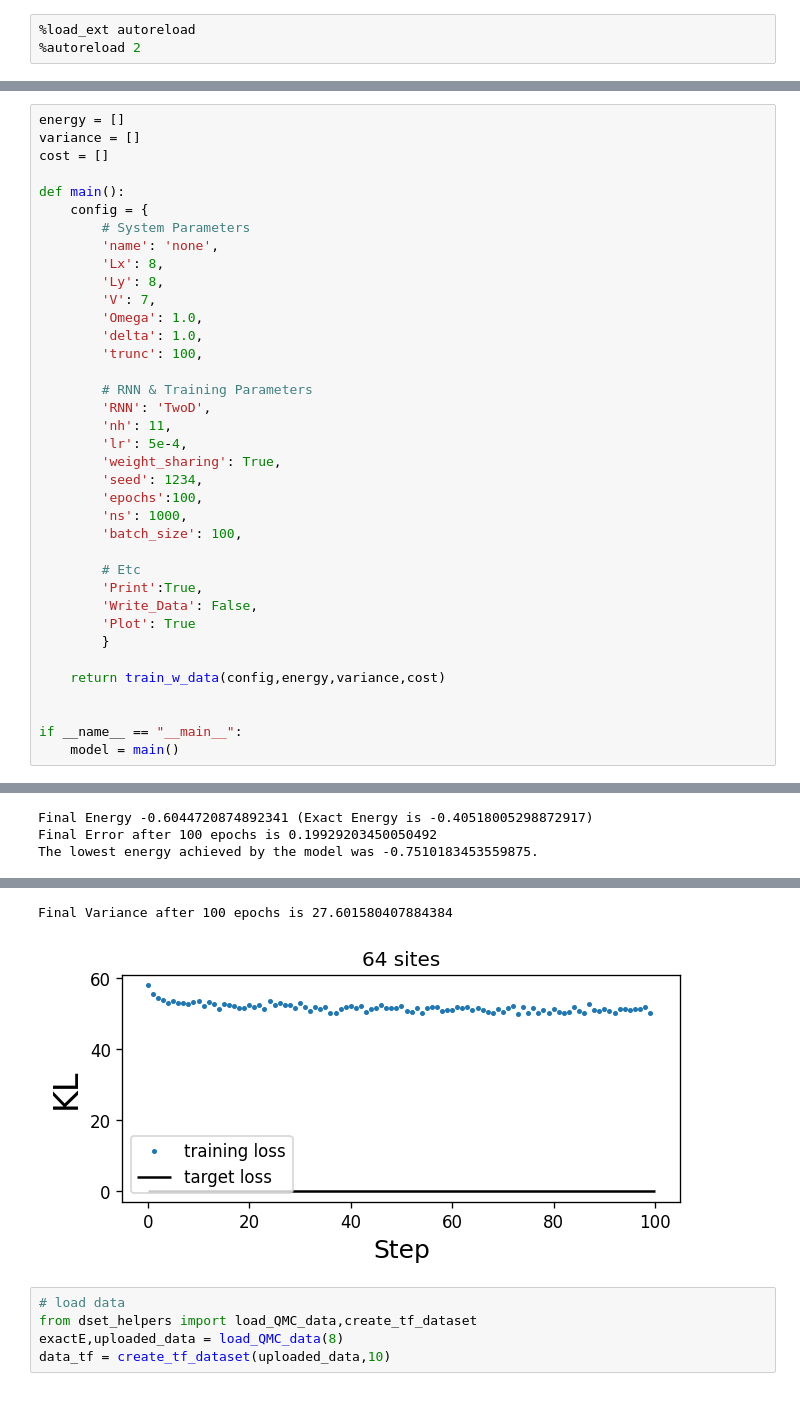
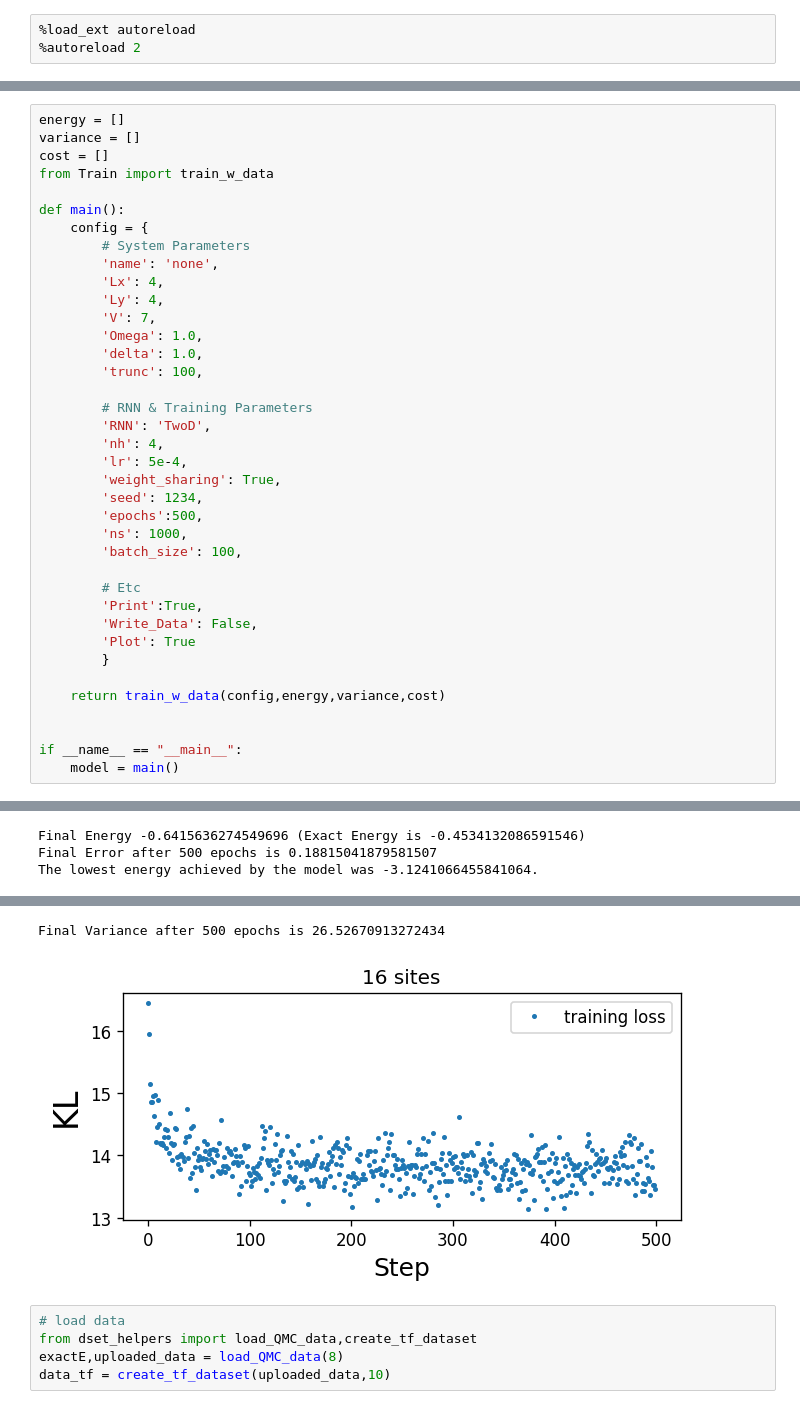
Before and after one commit to slattekr/RydbergStateReReconstruction, a Jupyter notebook: Main/Benchmarking.ipynb, the cells around one changed output, grey strips where cells are left out. Cells and saved outputs as stored; diff of their text form.

```diff
--- a/Main/Benchmarking.ipynb
+++ b/Main/Benchmarking.ipynb
@@ -9,13 +129,14 @@ from Train import train_w_data
 energy = []
 variance = []
 cost = []
+from Train import train_w_data
 
 def main():
     config = {
         # System Parameters
         'name': 'none',
-        'Lx': 8,
-        'Ly': 8,
+        'Lx': 4,
+        'Ly': 4,
         'V': 7,
         'Omega': 1.0,
         'delta': 1.0,
@@ -23,11 +144,11 @@ def main():
 
         # RNN & Training Parameters
         'RNN': 'TwoD',
-        'nh': 11,
+        'nh': 4,
         'lr': 5e-4,
         'weight_sharing': True,
         'seed': 1234,
-        'epochs':100,
+        'epochs':500,
         'ns': 1000,
         'batch_size': 100,
 
@@ -64,3 +185,3 @@ Variance = 30.523399353027344
-Final Energy -0.6044720874892341 (Exact Energy is -0.40518005298872917)
-Final Error after 100 epochs is 0.19929203450050492
-The lowest energy achieved by the model was -0.7510183453559875.
+Final Energy -0.6415636274549696 (Exact Energy is -0.4534132086591546)
+Final Error after 500 epochs is 0.18815041879581507
+The lowest energy achieved by the model was -3.1241066455841064.
@@ -68,5 +189,5 @@ The lowest energy achieved by the model was -0.7510183453559875.
-Final Variance after 100 epochs is 27.601580407884384
+Final Variance after 500 epochs is 26.52670913272434
-[figure, old version]
+[figure, new version]
 # %%
 # load data
 from dset_helpers import load_QMC_data,create_tf_dataset
```
Also changed, not shown: parts of 4 cells of this notebook, 3 other files.
